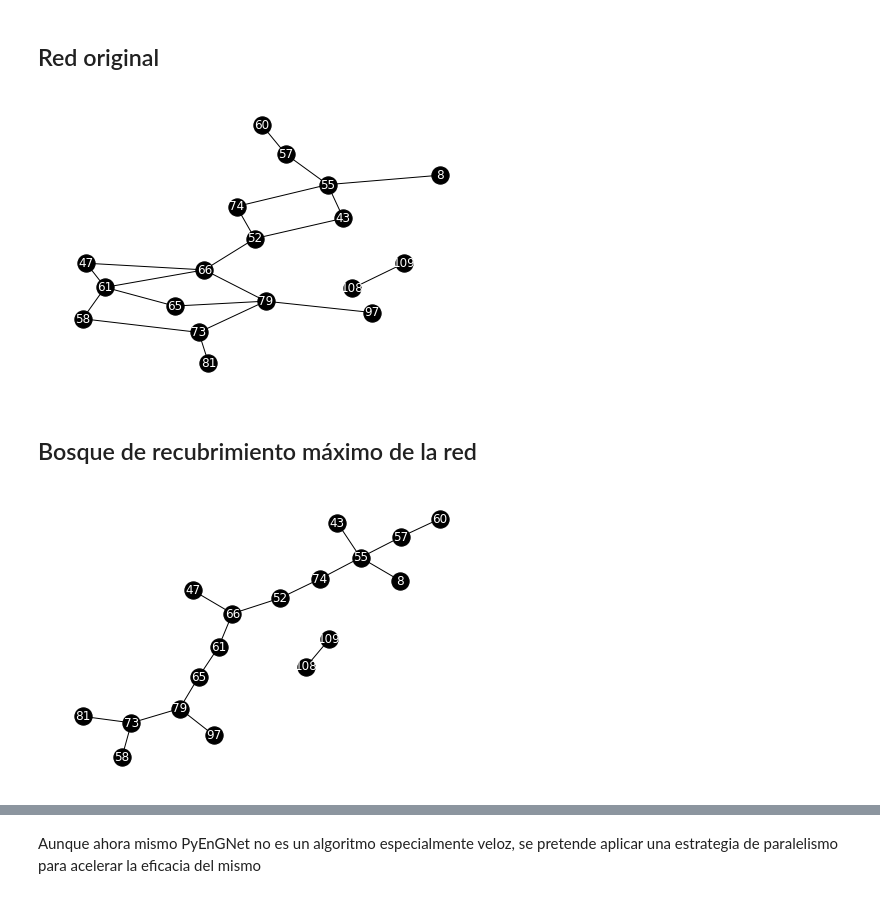
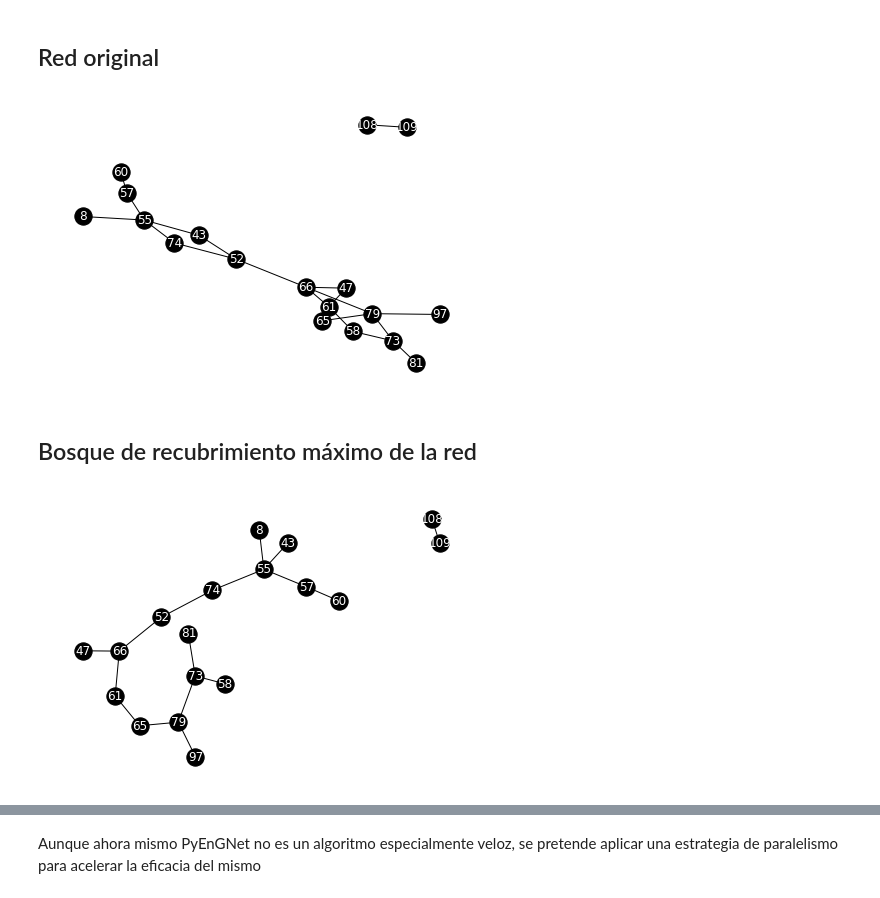
Before and after one commit to Daiego43/pyEnGNet, a Jupyter notebook: Notebooks/Funcionamiento_PyEnGNet.ipynb, the cells around one changed output, grey strips where cells are left out. Cells and saved outputs as stored; diff of their text form; code cells hidden in the pictures.

```diff
--- a/Notebooks/Funcionamiento_PyEnGNet.ipynb
+++ b/Notebooks/Funcionamiento_PyEnGNet.ipynb
@@ -149,6 +149,7 @@ def engnet_1_0(row_size, data):
 
 Con lo anterior definido obtenemos las aristas de proporcionadas por EnGNet
 # %%
-edges = engnet_1_0(row_size, data)
+%%time
+oedges = engnet_1_0(row_size, data)
 G = nx.Graph()
-G.add_edges_from(edges)
+G.add_edges_from(oedges)
@@ -182,13 +186,14 @@ pd.DataFrame(edges, columns=newhead)
 # %% [markdown]
 ## Red original
 # %%
-nx.draw_kamada_kawai(G, **options)
+nx.draw(G, **options)
 # %% [output]
-[figure, old version]
+[figure, new version]
 # %% [markdown]
 ## Bosque de recubrimiento máximo de la red
 # %%
 G2 = nx.maximum_spanning_tree(G, weight='weight', algorithm="kruskal")
-nx.draw_kamada_kawai(G2, **options)
+nx.draw(G2, **options)
+fedges = nx.to_edgelist(G2)
 # %% [output]
-[figure, old version]
+[figure, new version]
```
Also changed, not shown: parts of 11 cells of this notebook, 1 other file.
